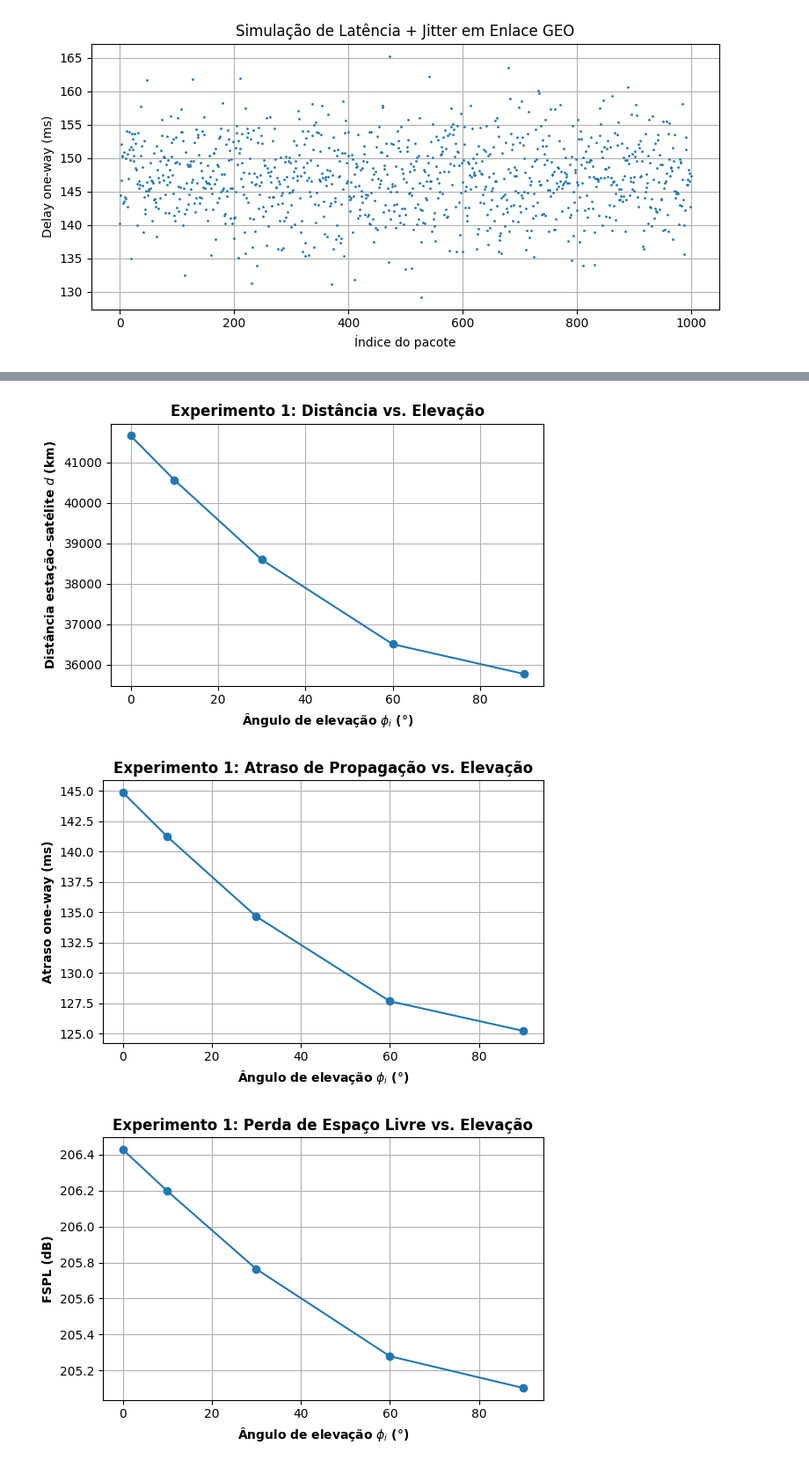
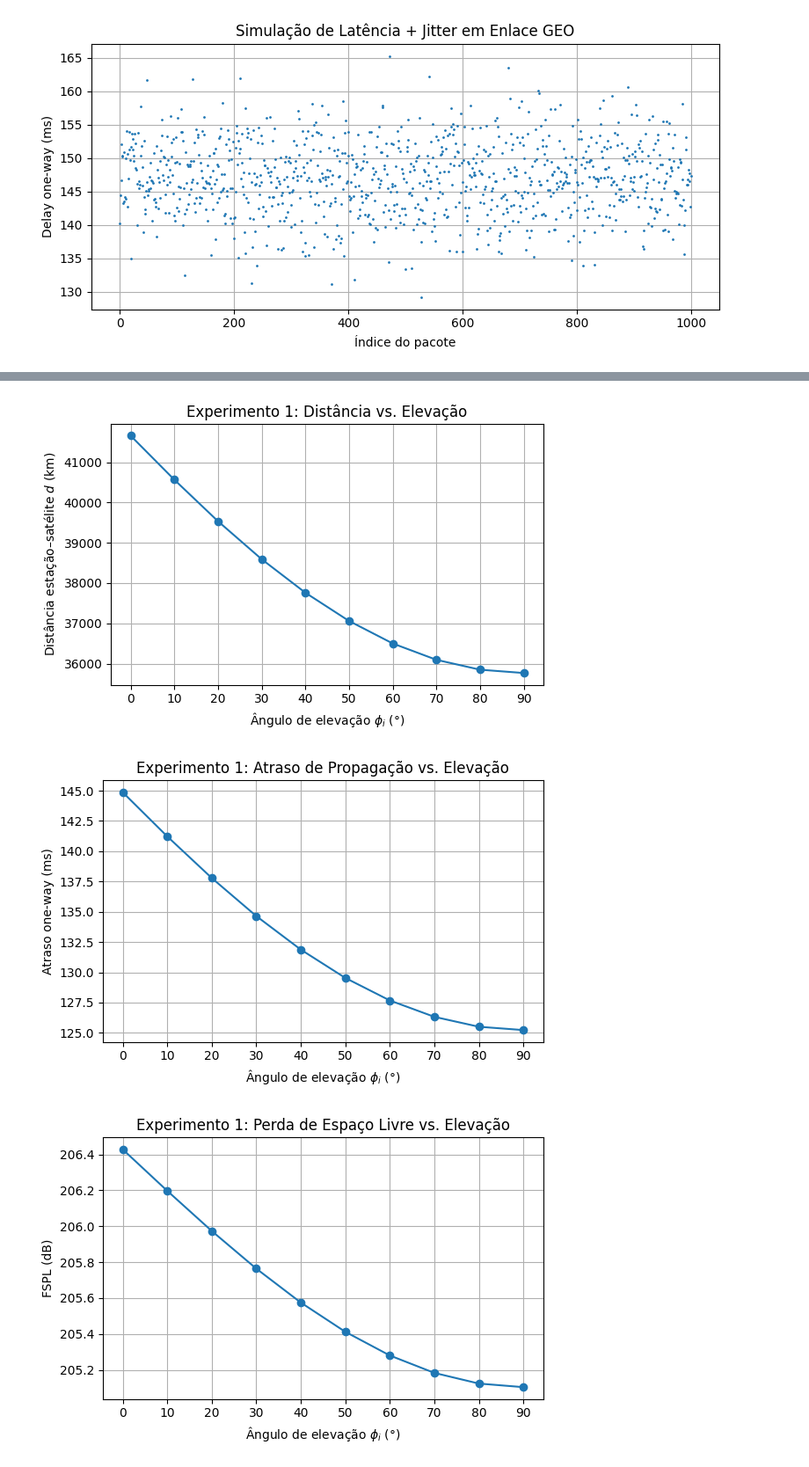
Before and after one commit to Vtr97/ProjetoRedesSemFio, a Jupyter notebook: Projeto_RedesSemFio.ipynb, the cells around one changed output, grey strips where cells are left out. Shown at 88% size. Saved outputs shown, nothing was run; the diff lists cells and outputs as text; code cells hidden in the pictures.

```diff
--- a/Projeto_RedesSemFio.ipynb
+++ b/Projeto_RedesSemFio.ipynb
@@ -349,5 +369,6 @@ Custo mensal aproximado: USD 23,332.15
 # %%
-elevations = [0, 10, 30, 60, 90]
+# ----- Experimento 1 -----
+elevations = np.linspace(0, 90, 10)
 rows = []
 for E in elevations:
     link = GeoSatelliteLink(
@@ -391,13 +392,4 @@ rows
 # %%
-import numpy as np
-import matplotlib.pyplot as plt
-
-plt.rcdefaults()
-
-plt.rcParams['axes.titleweight'] = 'bold'
-plt.rcParams['axes.labelweight'] = 'bold'
-
-
 rows = np.array(rows, dtype=float)
 elev   = rows[:, 0]   # phi_i em graus
 d_km   = rows[:, 1]
@@ -406,6 +398,7 @@ fspl   = rows[:, 3]
 snr    = rows[:, 4]
 ebn0   = rows[:, 5]
 ber    = rows[:, 6]
+x_ticks = np.linspace(0, 90, 10)
 
 # -------- Plot 1: distância vs elevação --------
 plt.figure(figsize=(6, 4))
@@ -414,43 +407,47 @@ plt.xlabel("Ângulo de elevação $\\phi_i$ (°)")
 plt.ylabel("Distância estação–satélite $d$ (km)")
 plt.title("Experimento 1: Distância vs. Elevação")
 plt.grid(True)
+plt.xticks(x_ticks)
 plt.tight_layout()
-plt.savefig("exp1_distancia-vs-elevacao.pdf")
+plt.savefig("./plots/exp1_distancia-vs-elevacao.pdf")
 plt.show()
 
 # -------- Plot 2: atraso one-way vs elevação --------
 plt.figure(figsize=(6, 4))
 plt.plot(elev, delay, marker="o")
 plt.xlabel("Ângulo de elevação $\\phi_i$ (°)")
 plt.ylabel("Atraso one-way (ms)")
 plt.title("Experimento 1: Atraso de Propagação vs. Elevação")
 plt.grid(True)
 plt.tight_layout()
-plt.savefig("exp1_atraso1way-vs-elevacao.pdf")
+plt.xticks(x_ticks)
+plt.savefig("./plots/exp1_atraso1way-vs-elevacao.pdf")
 plt.show()
 
 # -------- Plot 3: FSPL vs elevação --------
 plt.figure(figsize=(6, 4))
 plt.plot(elev, fspl, marker="o")
 plt.xlabel("Ângulo de elevação $\\phi_i$ (°)")
 plt.ylabel("FSPL (dB)")
 plt.title("Experimento 1: Perda de Espaço Livre vs. Elevação")
 plt.grid(True)
+plt.xticks(x_ticks)
 plt.tight_layout()
-plt.savefig("exp1_fpsl-vs-elevacao.pdf")
+plt.savefig("./plots/exp1_fpsl-vs-elevacao.pdf")
 plt.show()
 
 # -------- Plot 4: Eb/N0 vs elevação --------
 plt.figure(figsize=(6, 4))
 plt.plot(elev, ebn0, marker="o")
 plt.xlabel("Ângulo de elevação $\\phi_i$ (°)")
 plt.ylabel("$E_b/N_0$ (dB)")
 plt.title("Experimento 1: $E_b/N_0$ vs. Elevação")
 plt.grid(True)
+plt.xticks(x_ticks)
 plt.tight_layout()
-plt.savefig("exp1_ebn0-vs-elevacao.pdf")
+plt.savefig("./plots/exp1_ebn0-vs-elevacao.pdf")
 plt.show()
 # %% [output]
-[figure, old version]
+[figure, new version]
-[figure, old version]
+[figure, new version]
-[figure, old version]
+[figure, new version]
```
Also changed, not shown: parts of 15 cells of this notebook, 11 other files.
